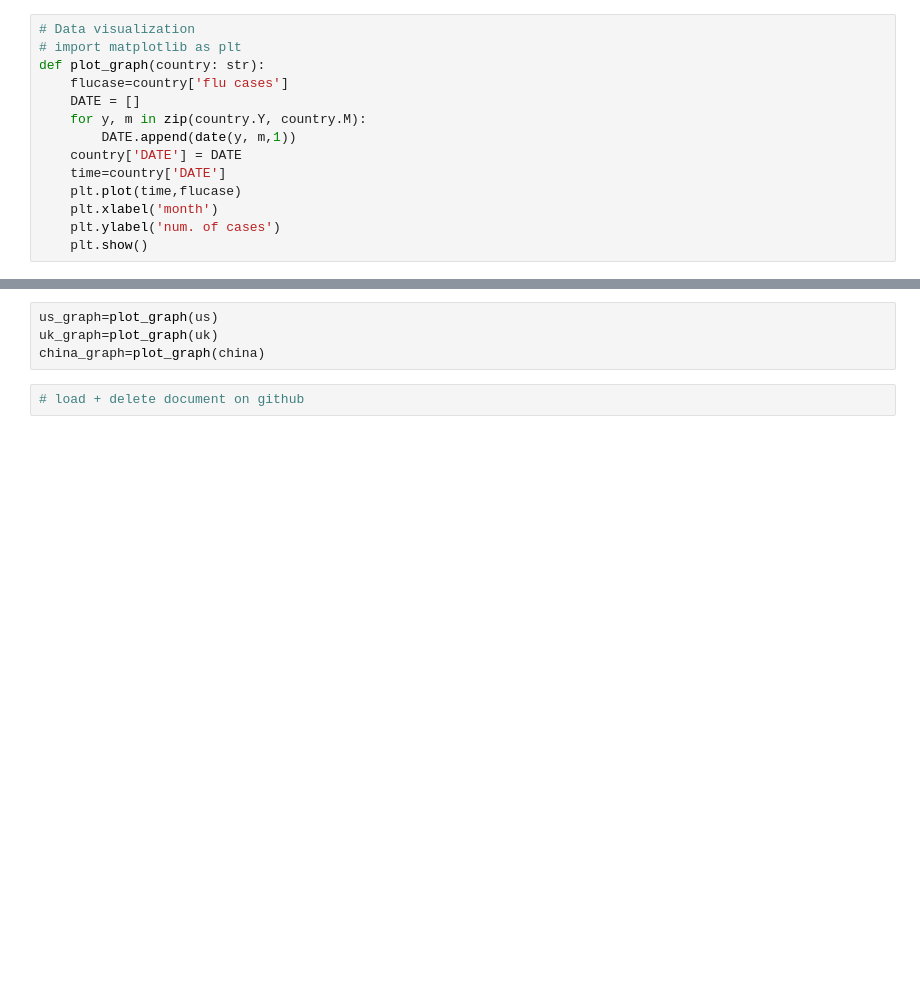
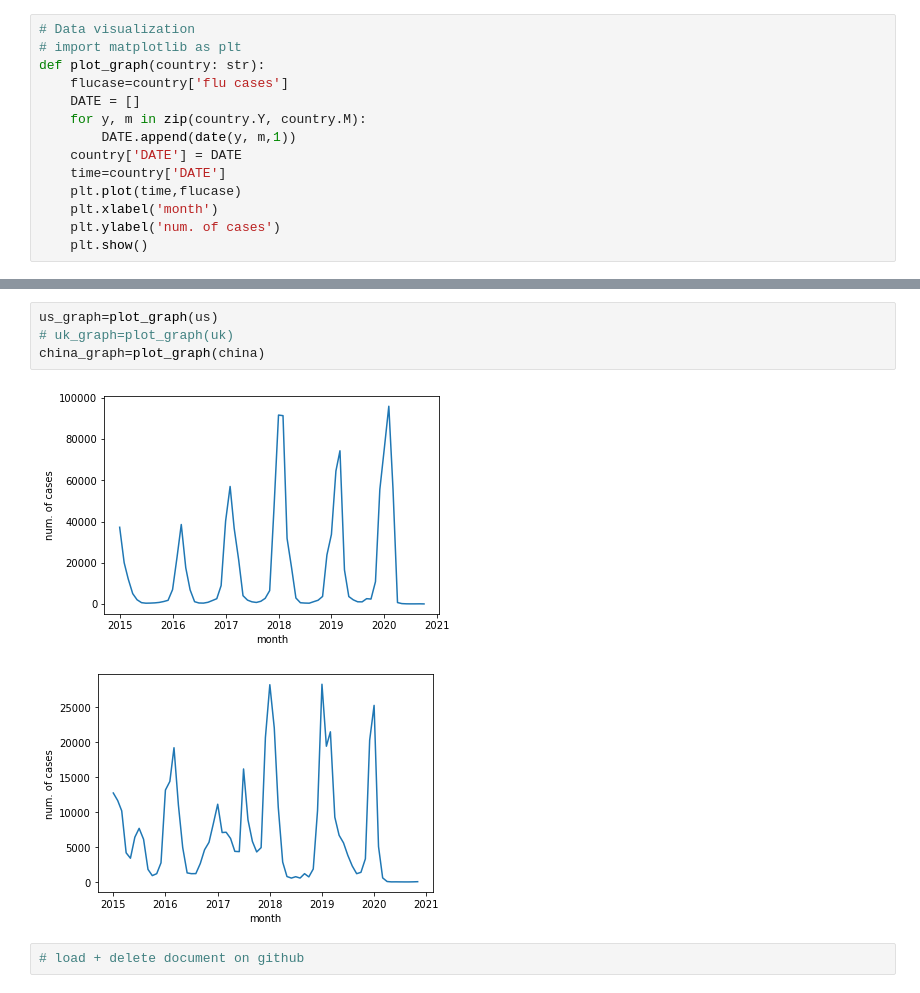
Before and after one commit to annaycc24/2020Fall_projects, a Jupyter notebook: final_pj_team05.ipynb, the cells around one changed output, grey strips where cells are left out. Saved outputs shown, nothing was run; the diff lists cells and outputs as text; blank space fills up the shorter version.

```diff
--- a/final_pj_team05.ipynb
+++ b/final_pj_team05.ipynb
@@ -140,7 +152,10 @@ FileNotFoundError: [Errno 2] No such file or directory: 'FluNetInteractiveReport
 # %%
 us_graph=plot_graph(us)
-uk_graph=plot_graph(uk)
+# uk_graph=plot_graph(uk)
 china_graph=plot_graph(china)
+# %% [output]
+[figure, added]
+[figure, added]
 # %%
 # load + delete document on github
 # %%
```
Also changed, not shown: parts of 29 cells of this notebook, 1 other file.
